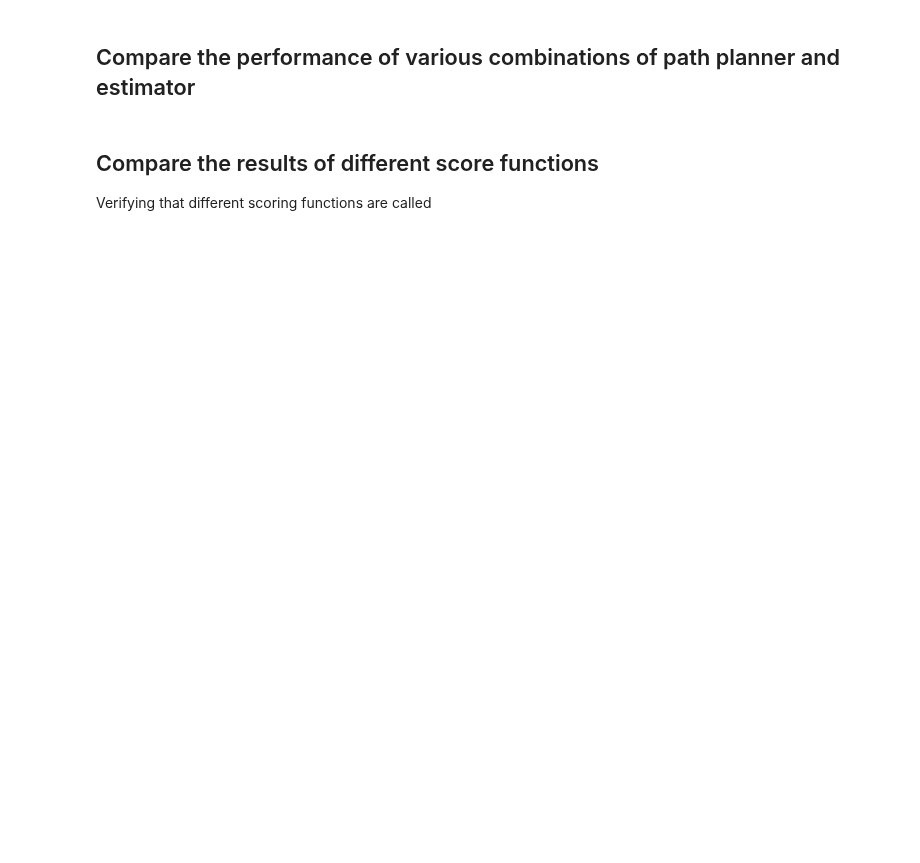
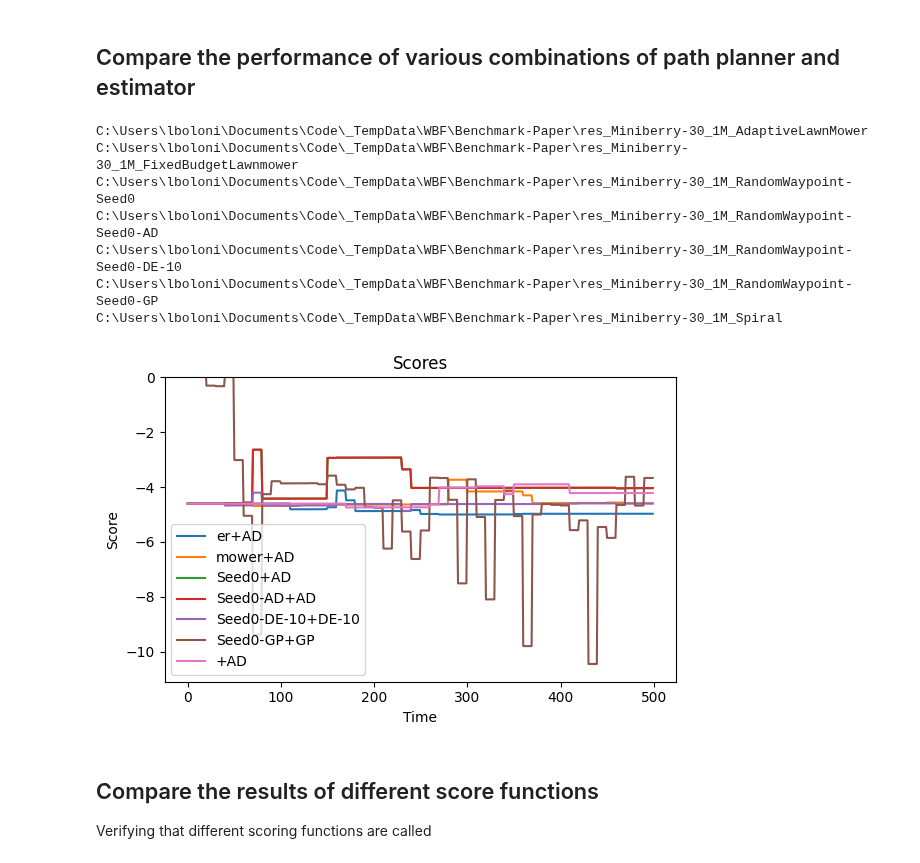
Before and after one commit to lboloni/WaterberryFarms, a Jupyter notebook: notebooks/SingleRobot-experiments.ipynb, the cells around one changed output. Cells and saved outputs as stored; diff of their text form; code cells hidden in the pictures; blank space fills up the shorter version.

```diff
--- a/notebooks/SingleRobot-experiments.ipynb
+++ b/notebooks/SingleRobot-experiments.ipynb
@@ -228,22 +257,31 @@ for estimator in ["AD", "GP", "DE-10"]:
 # %%
 # gather all the results. As I am reading them in, generate the graphs.
 allresults = []
 for a in benchmark_dir.iterdir():
     if a.name.startswith("res_"):
         print(a)
         with compress.open(a, "rb") as f:
             results = pickle.load(f)
             allresults.append(results)
 
 fig, ax_scores = plt.subplots(1, figsize=(6,4))
 for results in allresults:
-    ax_scores.plot(results["scores"], label = f'{results["policy-code"].name.[len("benchmarkpaper-"):]}+{results["estimator-name"]}')
+    ax_scores.plot(results["scores"], label = f'{results["policy-code"].name[len("benchmarkpaper-"):]}+{results["estimator-name"]}')
 ax_scores.set_ylim(top=0)
 ax_scores.set_xlabel("Time")
 ax_scores.set_ylabel("Score")
 ax_scores.set_title("Scores")
 ax_scores.legend()
 fig.tight_layout()
+# %% [output]
+C:\Users\lboloni\Documents\Code\_TempData\WBF\Benchmark-Paper\res_Miniberry-30_1M_AdaptiveLawnMower
+C:\Users\lboloni\Documents\Code\_TempData\WBF\Benchmark-Paper\res_Miniberry-30_1M_FixedBudgetLawnmower
+C:\Users\lboloni\Documents\Code\_TempData\WBF\Benchmark-Paper\res_Miniberry-30_1M_RandomWaypoint-Seed0
+C:\Users\lboloni\Documents\Code\_TempData\WBF\Benchmark-Paper\res_Miniberry-30_1M_RandomWaypoint-Seed0-AD
+C:\Users\lboloni\Documents\Code\_TempData\WBF\Benchmark-Paper\res_Miniberry-30_1M_RandomWaypoint-Seed0-DE-10
+C:\Users\lboloni\Documents\Code\_TempData\WBF\Benchmark-Paper\res_Miniberry-30_1M_RandomWaypoint-Seed0-GP
+C:\Users\lboloni\Documents\Code\_TempData\WBF\Benchmark-Paper\res_Miniberry-30_1M_Spiral
+[figure, added]
 # %% [markdown]
 ## Compare the results of different score functions
 Verifying that different scoring functions are called
```
Also changed, not shown: parts of 5 cells of this notebook, 9 other files.
